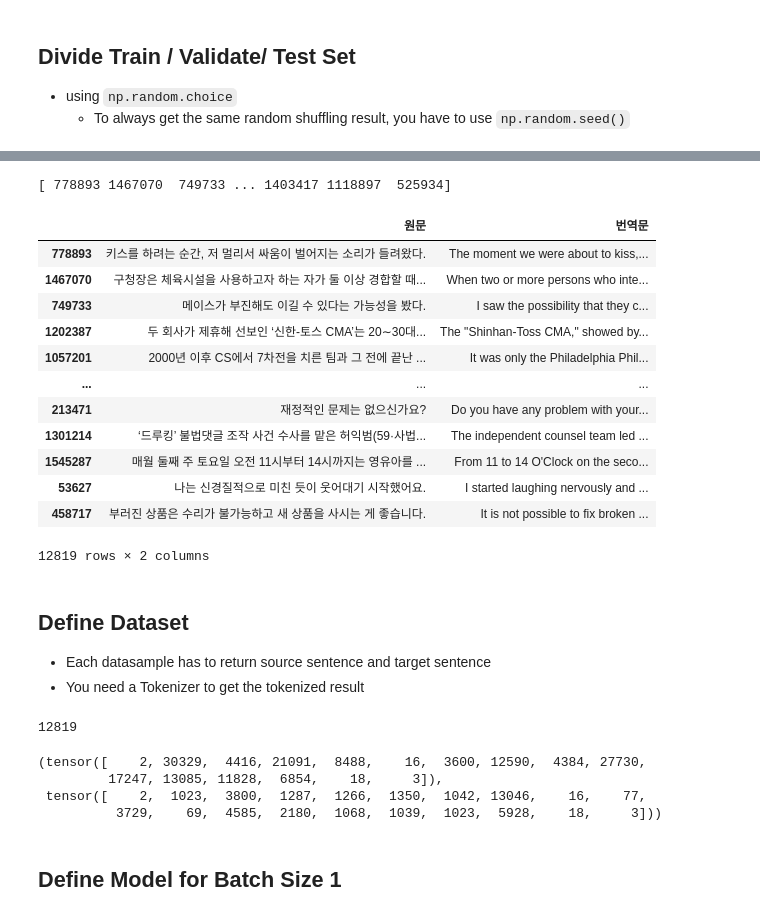
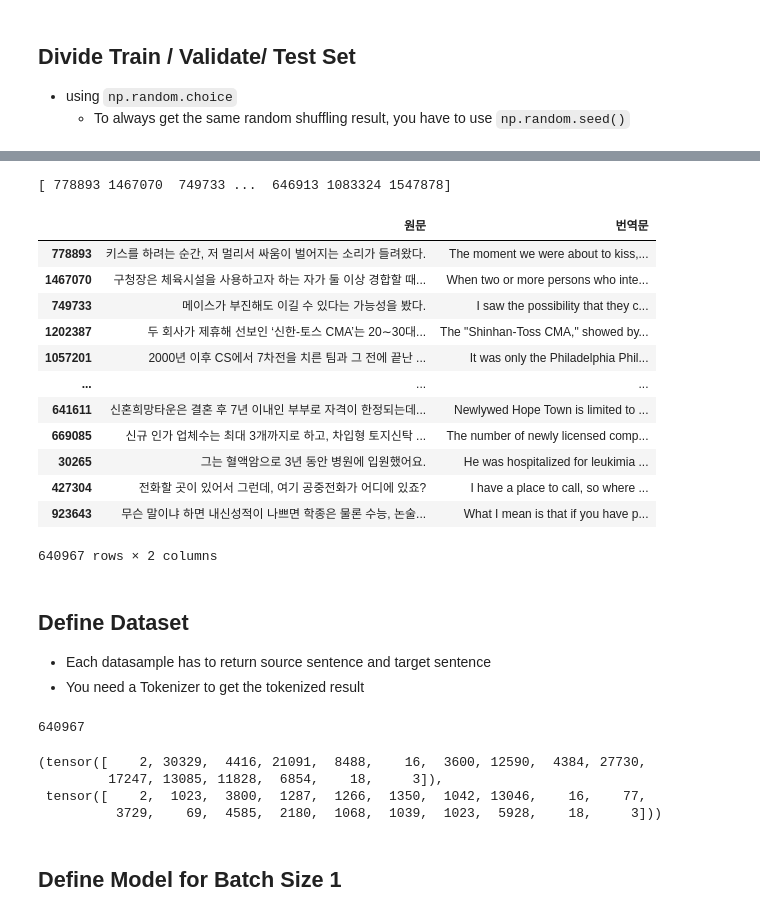
Before and after one commit to jdasam/aat3020-2023, a Jupyter notebook: notebooks/4_Machine_translation.ipynb, the cells around one changed output, grey strips where cells are left out. Drawn from its saved outputs; the diff is of its cells as text; code cells hidden in the pictures.

```diff
--- a/notebooks/4_Machine_translation.ipynb
+++ b/notebooks/4_Machine_translation.ipynb
@@ -198,5 +194,5 @@ array([1587948,  230527,  823061])
 # %%
-num_entire_samples = int(len(df) * 0.01)
+num_entire_samples = int(len(df) * 0.50)
 num_train_samples = int(num_entire_samples * 0.8)  # 6:2:2, 8:1:1
 num_valid_samples = int(num_entire_samples * 0.1)
 # num_test_samples = int(num_entire_samples * 0.1)
@@ -208,24 +204,25 @@ train_indices = randomized_indices[:num_train_samples]
 valid_indices = randomized_indices[num_train_samples:num_train_samples+num_valid_samples]
 test_indices = randomized_indices[num_train_samples+num_valid_samples:]
 # %% [output]
-[ 778893 1467070  749733 ... 1403417 1118897  525934]
+[ 778893 1467070  749733 ...  646913 1083324 1547878]
 # %%
 train_df = df.iloc[train_indices] # filter dataframe by sample indices
+test_df = df.iloc[test_indices]
 train_df
 # %% [output]
 |  | 원문 | 번역문 |
 | 778893 | 키스를 하려는 순간, 저 멀리서 싸움이 벌어지는 소리가 들려왔다. | The moment we were about to kiss,... |
 | 1467070 | 구청장은 체육시설을 사용하고자 하는 자가 둘 이상 경합할 때... | When two or more persons who inte... |
 | 749733 | 메이스가 부진해도 이길 수 있다는 가능성을 봤다. | I saw the possibility that they c... |
 | 1202387 | 두 회사가 제휴해 선보인 ‘신한-토스 CMA’는 20∼30대... | The "Shinhan-Toss CMA," showed by... |
 | 1057201 | 2000년 이후 CS에서 7차전을 치른 팀과 그 전에 끝난 ... | It was only the Philadelphia Phil... |
 | ... | ... | ... |
-| 213471 | 재정적인 문제는 없으신가요? | Do you have any problem with your... |
-| 1301214 | ‘드루킹’ 불법댓글 조작 사건 수사를 맡은 허익범(59·사법... | The independent counsel team led ... |
-| 1545287 | 매월 둘째 주 토요일 오전 11시부터 14시까지는 영유아를 ... | From 11 to 14 O'Clock on the seco... |
-| 53627 | 나는 신경질적으로 미친 듯이 웃어대기 시작했어요. | I started laughing nervously and ... |
-| 458717 | 부러진 상품은 수리가 불가능하고 새 상품을 사시는 게 좋습니다. | It is not possible to fix broken ... |
+| 641611 | 신혼희망타운은 결혼 후 7년 이내인 부부로 자격이 한정되는데... | Newlywed Hope Town is limited to ... |
+| 669085 | 신규 인가 업체수는 최대 3개까지로 하고, 차입형 토지신탁 ... | The number of newly licensed comp... |
+| 30265 | 그는 혈액암으로 3년 동안 병원에 입원했어요. | He was hospitalized for leukimia ... |
+| 427304 | 전화할 곳이 있어서 그런데, 여기 공중전화가 어디에 있죠? | I have a place to call, so where ... |
+| 923643 | 무슨 말이냐 하면 내신성적이 나쁘면 학종은 물론 수능, 논술... | What I mean is that if you have p... |
-12819 rows × 2 columns
+640967 rows × 2 columns
 # %% [markdown]
 ## Define Dataset
 - Each datasample has to return source sentence and target sentence
@@ -256,10 +253,11 @@ class Dataset:
     return torch.LongTensor(src_token_ids), torch.LongTensor(tgt_token_idx)
 
 trainset = Dataset(train_df, tokenizer_src, tokenizer_tgt)
+testset = Dataset(test_df, tokenizer_src, tokenizer_tgt)
 print(len(trainset))
 trainset[0]
 # %% [output]
-12819
+640967
 (tensor([    2, 30329,  4416, 21091,  8488,    16,  3600, 12590,  4384, 27730,
          17247, 13085, 11828,  6854,    18,     3]),
  tensor([    2,  1023,  3800,  1287,  1266,  1350,  1042, 13046,    16,    77,
```
Also changed, not shown: parts of 21 cells of this notebook.
